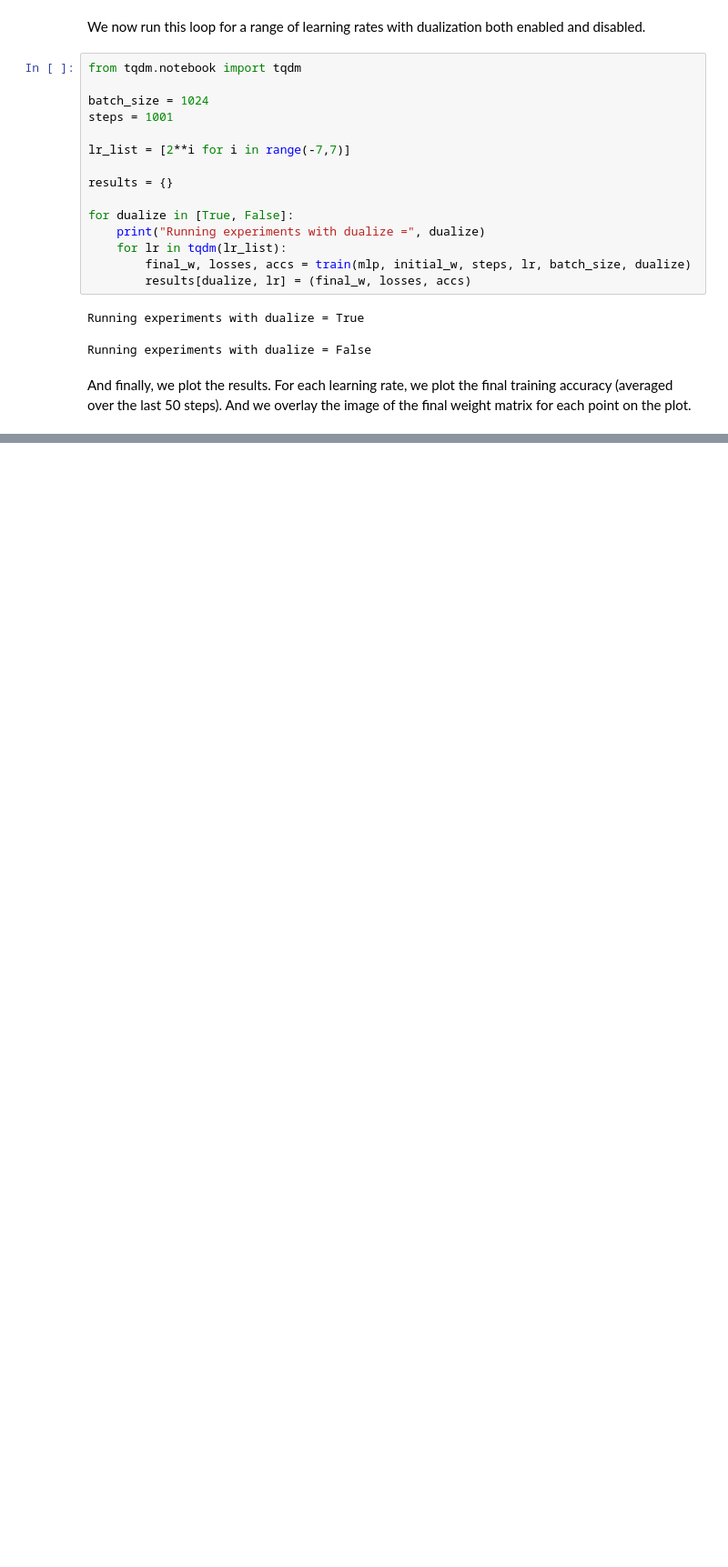
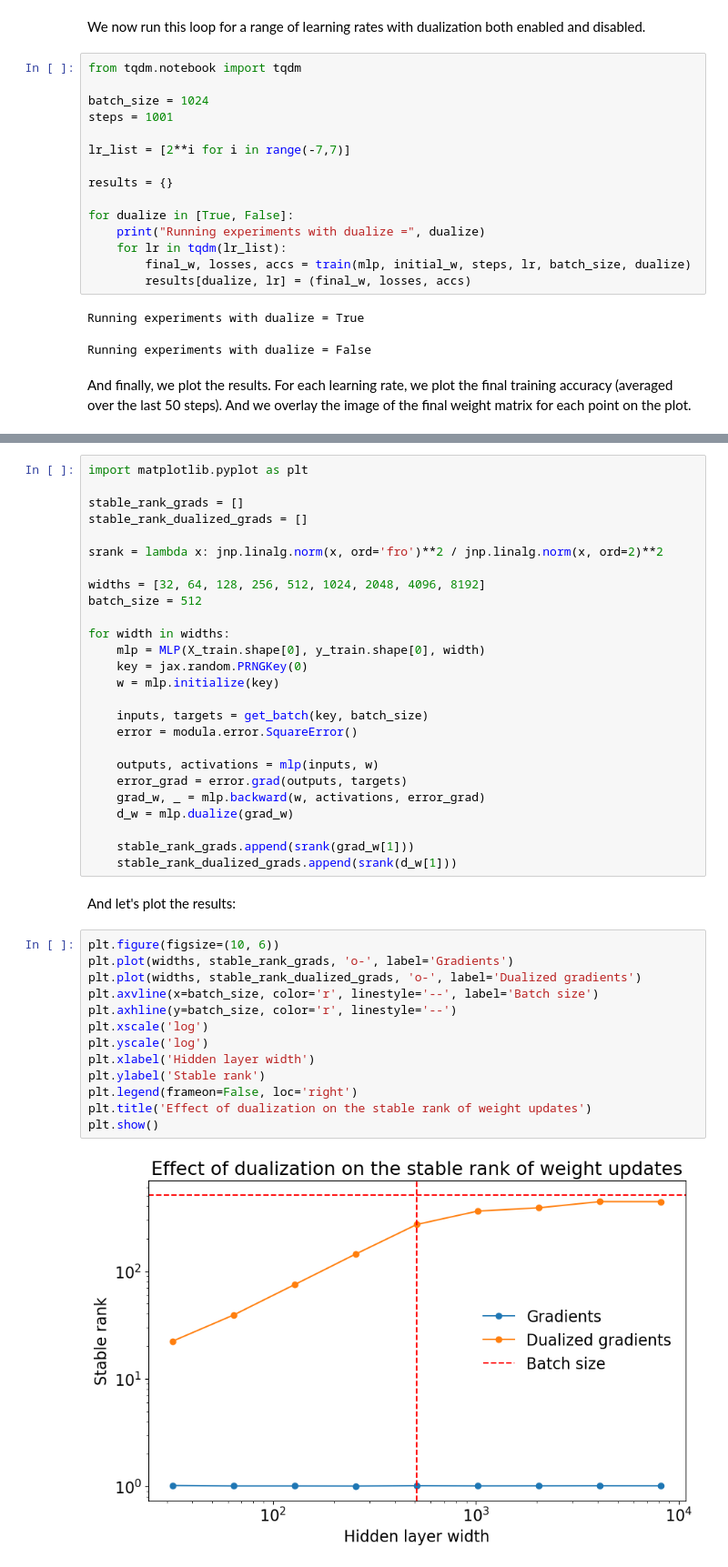
Before and after one commit to phess2/lipschitz-transformers, a Jupyter notebook: examples/weight-erasure.ipynb, the cells around one changed output, grey strips where cells are left out. Shown at 91% size. Drawn from its saved outputs; the diff is of its cells as text; blank space fills up the shorter version.

```diff
--- a/examples/weight-erasure.ipynb
+++ b/examples/weight-erasure.ipynb
@@ -225,0 +251,43 @@ TODO
+# %%
+import matplotlib.pyplot as plt
+
+stable_rank_grads = []
+stable_rank_dualized_grads = []
+
+srank = lambda x: jnp.linalg.norm(x, ord='fro')**2 / jnp.linalg.norm(x, ord=2)**2
+
+widths = [32, 64, 128, 256, 512, 1024, 2048, 4096, 8192]
+batch_size = 512
+
+for width in widths:
+    mlp = MLP(X_train.shape[0], y_train.shape[0], width)
+    key = jax.random.PRNGKey(0)
+    w = mlp.initialize(key)
+
+    inputs, targets = get_batch(key, batch_size)
+    error = modula.error.SquareError()
+
+    outputs, activations = mlp(inputs, w)
+    error_grad = error.grad(outputs, targets)
+    grad_w, _ = mlp.backward(w, activations, error_grad)
+    d_w = mlp.dualize(grad_w)
+
+    stable_rank_grads.append(srank(grad_w[1]))
+    stable_rank_dualized_grads.append(srank(d_w[1]))
+# %% [markdown]
+And let's plot the results:
+# %%
+plt.figure(figsize=(10, 6))
+plt.plot(widths, stable_rank_grads, 'o-', label='Gradients')
+plt.plot(widths, stable_rank_dualized_grads, 'o-', label='Dualized gradients')
+plt.axvline(x=batch_size, color='r', linestyle='--', label='Batch size')
+plt.axhline(y=batch_size, color='r', linestyle='--')
+plt.xscale('log')
+plt.yscale('log')
+plt.xlabel('Hidden layer width')
+plt.ylabel('Stable rank')
+plt.legend(frameon=False, loc='right')
+plt.title('Effect of dualization on the stable rank of weight updates')
+plt.show()
+# %% [output]
+[figure, added]
```
Also changed, not shown: parts of 11 cells of this notebook, 1 other file.
